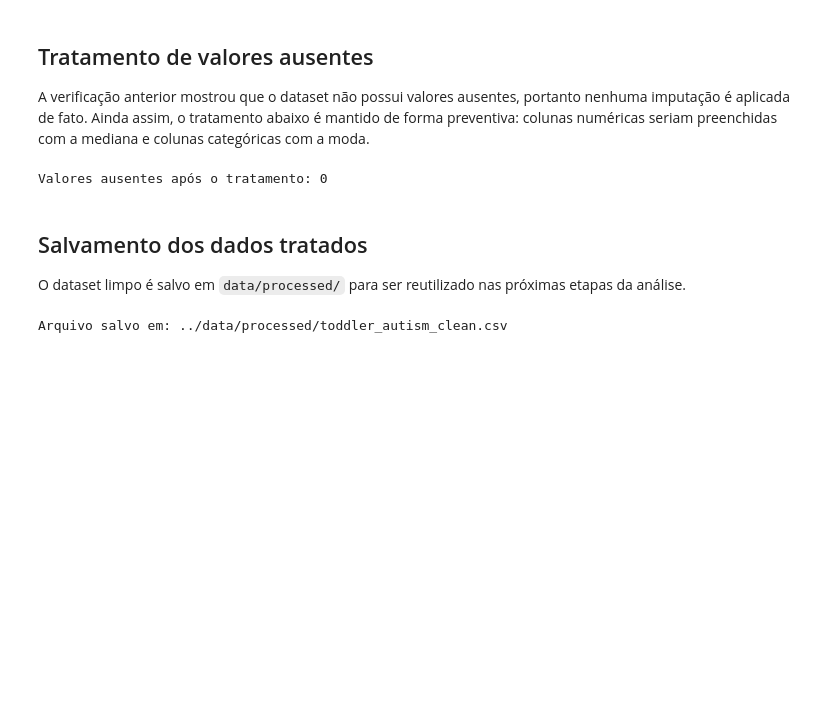
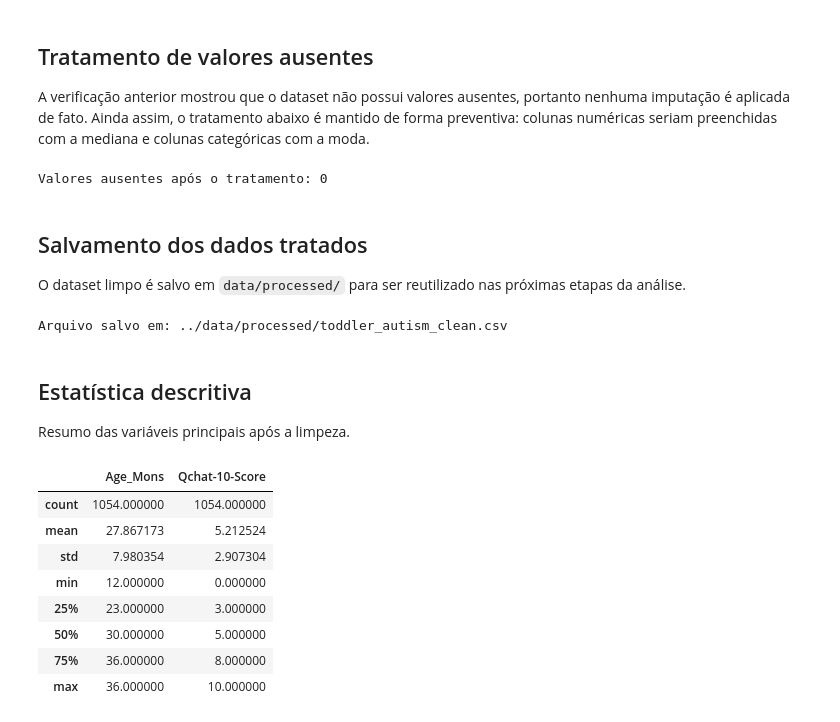
Before and after one commit to MachadoEduardo/autism-screening-data-analysis, a Jupyter notebook: notebooks/01_exploratory_data_analysis.ipynb, the cells around one changed output. Cells and saved outputs as stored; diff of their text form; code cells hidden in the pictures; blank space fills up the shorter version.

```diff
--- a/notebooks/01_exploratory_data_analysis.ipynb
+++ b/notebooks/01_exploratory_data_analysis.ipynb
@@ -185,3 +185,19 @@ df.to_csv(processed_path, index=False)
 print(f"Arquivo salvo em: {processed_path}")
 # %% [output]
 Arquivo salvo em: ../data/processed/toddler_autism_clean.csv
+# %% [markdown]
+## Estatística descritiva
+
+Resumo das variáveis principais após a limpeza.
+# %%
+df[["Age_Mons", "Qchat-10-Score"]].describe()
+# %% [output]
+|  | Age_Mons | Qchat-10-Score |
+| count | 1054.000000 | 1054.000000 |
+| mean | 27.867173 | 5.212524 |
+| std | 7.980354 | 2.907304 |
+| min | 12.000000 | 0.000000 |
+| 25% | 23.000000 | 3.000000 |
+| 50% | 30.000000 | 5.000000 |
+| 75% | 36.000000 | 8.000000 |
+| max | 36.000000 | 10.000000 |
```
Also changed, not shown: parts of 4 cells of this notebook.
